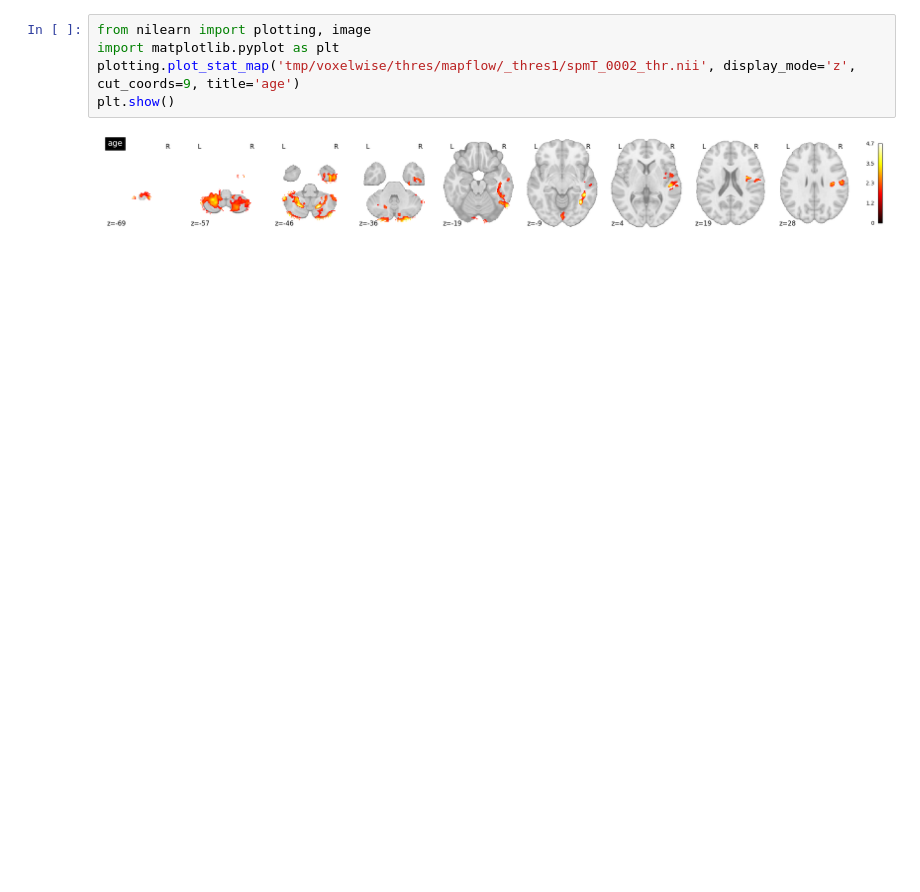
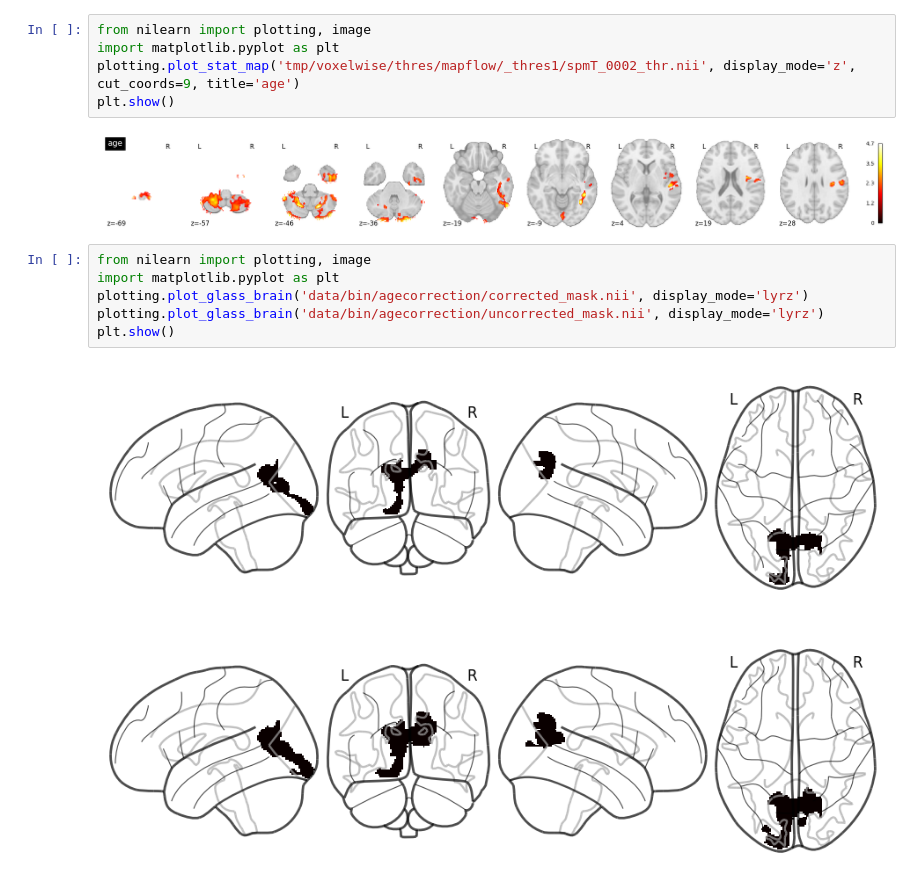
Before and after one commit to b1060t/LdopaPrediction, a Jupyter notebook: code/voxeltest.ipynb, the cells around one changed output. Cells and saved outputs as stored; diff of their text form; blank space fills up the shorter version.

```diff
--- a/code/voxeltest.ipynb
+++ b/code/voxeltest.ipynb
@@ -244,3 +294,12 @@ plotting.plot_stat_map('tmp/voxelwise/thres/mapflow/_thres1/spmT_0002_thr.nii',
 plt.show()
 # %% [output]
 [figure]
+# %%
+from nilearn import plotting, image
+import matplotlib.pyplot as plt
+plotting.plot_glass_brain('data/bin/agecorrection/corrected_mask.nii', display_mode='lyrz')
+plotting.plot_glass_brain('data/bin/agecorrection/uncorrected_mask.nii', display_mode='lyrz')
+plt.show()
+# %% [output]
+[figure, added]
+[figure, added]
```
Also changed, not shown: parts of 7 cells of this notebook, 10 other files.
